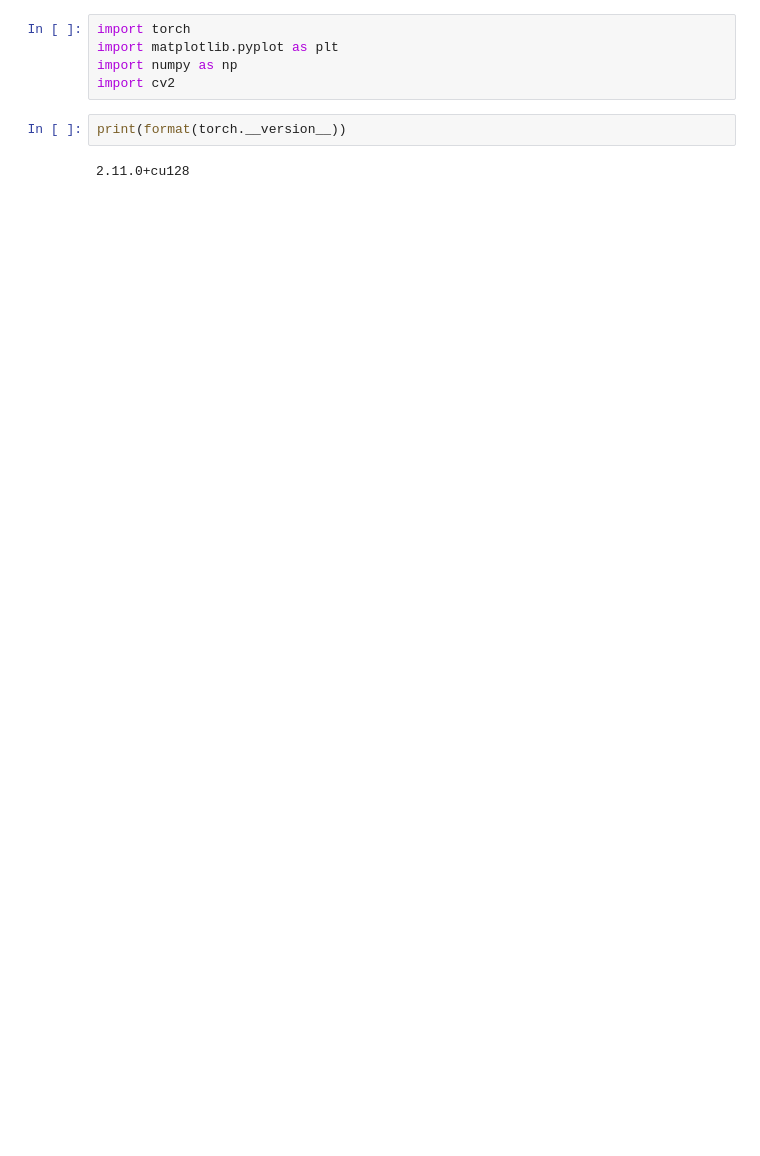
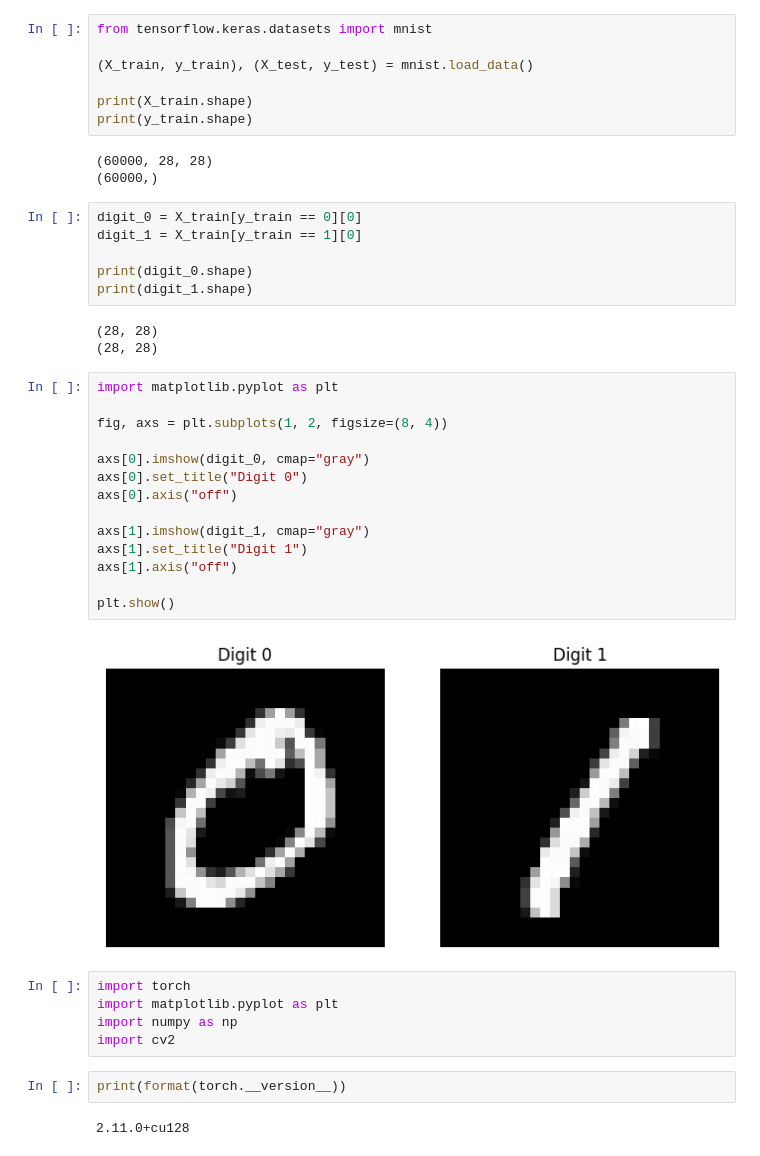
Before and after one commit to routparam12/Python_qns, a Jupyter notebook: OpenCV_1.ipynb, the cells around one changed output. Drawn from its saved outputs; the diff is of its cells as text; blank space fills up the shorter version.

```diff
--- a/OpenCV_1.ipynb
+++ b/OpenCV_1.ipynb
@@ -1,5 +1,40 @@
 # %% [markdown]
 <a href="https://colab.research.google.com/github/routparam12/Python_qns/blob/main/OpenCV_1.ipynb" target="_parent"><img src="https://colab.research.google.com/assets/colab-badge.svg" alt="Open In Colab"/></a>
+# %%
+from tensorflow.keras.datasets import mnist
+
+(X_train, y_train), (X_test, y_test) = mnist.load_data()
+
+print(X_train.shape)
+print(y_train.shape)
+# %% [output]
+(60000, 28, 28)
+(60000,)
+# %%
+digit_0 = X_train[y_train == 0][0]
+digit_1 = X_train[y_train == 1][0]
+
+print(digit_0.shape)
+print(digit_1.shape)
+# %% [output]
+(28, 28)
+(28, 28)
+# %%
+import matplotlib.pyplot as plt
+
+fig, axs = plt.subplots(1, 2, figsize=(8, 4))
+
+axs[0].imshow(digit_0, cmap="gray")
+axs[0].set_title("Digit 0")
+axs[0].axis("off")
+
+axs[1].imshow(digit_1, cmap="gray")
+axs[1].set_title("Digit 1")
+axs[1].axis("off")
+
+plt.show()
+# %% [output]
+[figure, added]
 # %%
 import torch
 import matplotlib.pyplot as plt
```
Also changed, not shown: parts of 53 cells of this notebook.
